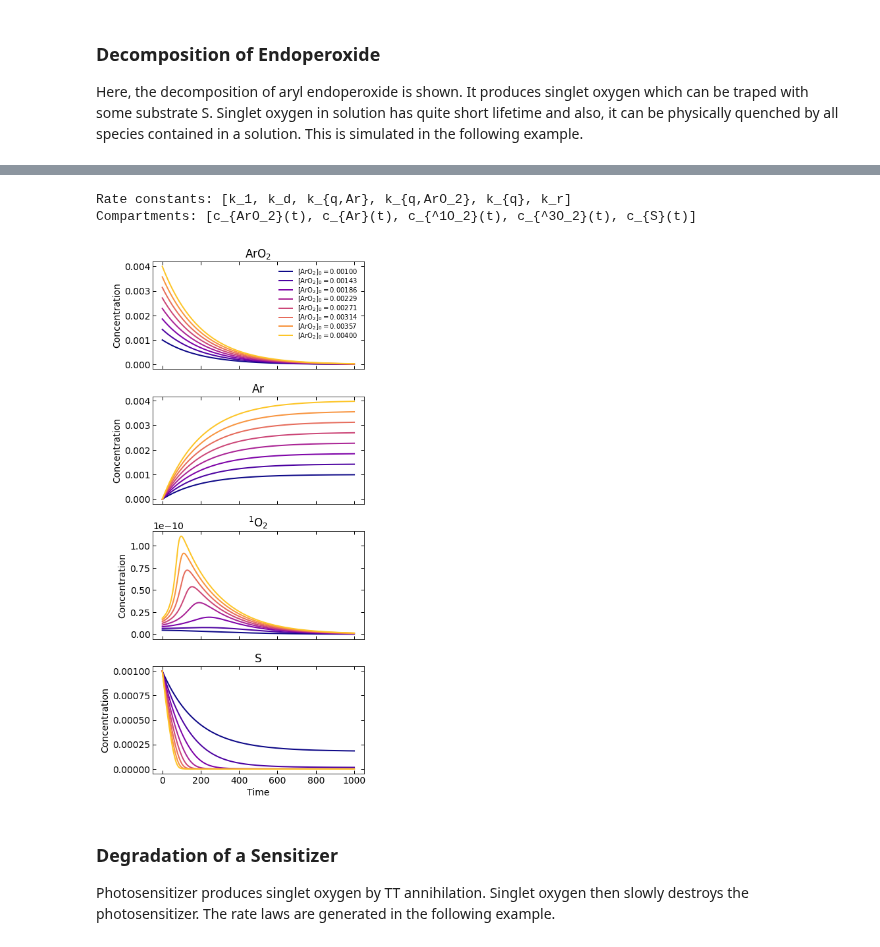
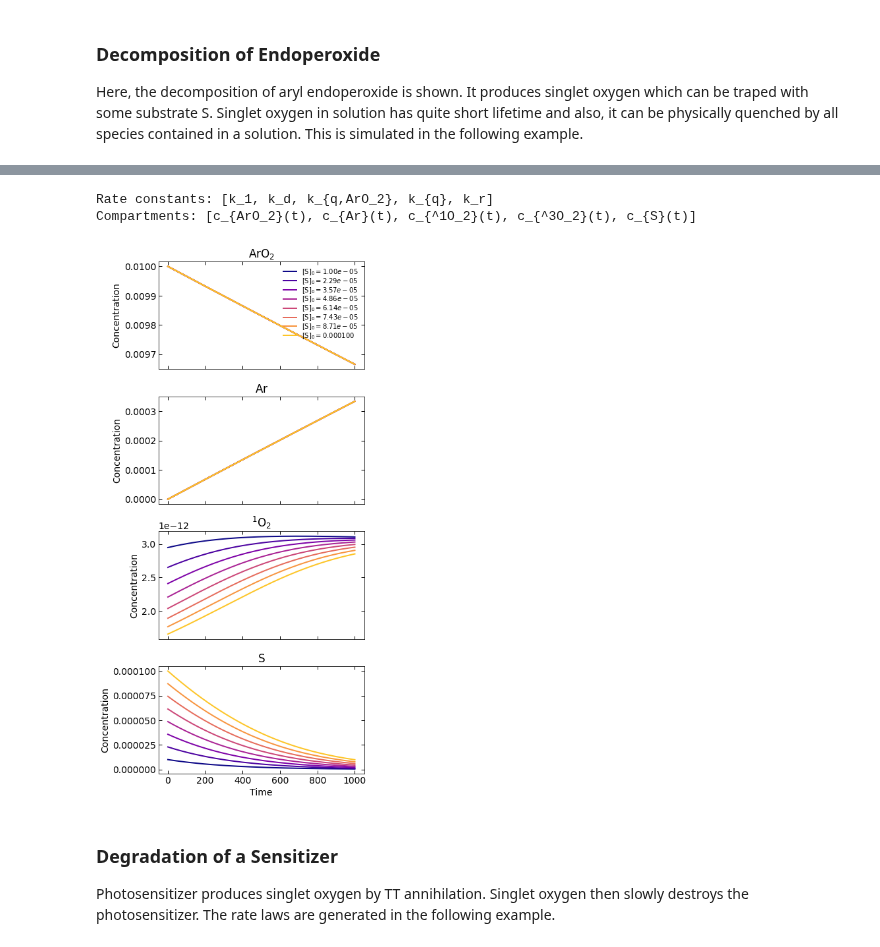
Before and after one commit to dmadea/Photo-Kinetic-Simulator, a Jupyter notebook: Simulator.ipynb, the cells around one changed output, grey strips where cells are left out. Drawn from its saved outputs; the diff is of its cells as text; code cells hidden in the pictures.

```diff
--- a/Simulator.ipynb
+++ b/Simulator.ipynb
@@ -378,8 +350,8 @@ print('Rate constants:', model.symbols['rate_constants'])
 print('Compartments:', model.symbols['compartments'])
 
 # set the input parameters, use a range of transmission rate constants
-rate_constants = [ 5e-3, 1/9.5e-6, 1e4, 1e4, 1e4, 1e9 ]
-initial_concentrations = [np.linspace(1e-3, 4e-3, 8), 0, 0, 0, 1e-3 ]
+rate_constants = [ 3.4e-5, 1/9.5e-6, 1e4, 1e5, 1e9 ]
+initial_concentrations = [1e-2, 0, 0, 0, np.linspace(1e-5, 1e-4, 8) ]
 
 model.simulate_model(rate_constants, initial_concentrations,
                      constant_compartments=['^3O_2'], t_max=1e3, plot_separately=True)
@@ -393,6 +360,6 @@ model.simulate_model(rate_constants, initial_concentrations,
-Rate constants: [k_1, k_d, k_{q,Ar}, k_{q,ArO_2}, k_{q}, k_r]
+Rate constants: [k_1, k_d, k_{q,ArO_2}, k_{q}, k_r]
 Compartments: [c_{ArO_2}(t), c_{Ar}(t), c_{^1O_2}(t), c_{^3O_2}(t), c_{S}(t)]
-[figure, old version]
+[figure, new version]
 # %% [markdown]
 ### Degradation of a Sensitizer
 
```
Also changed, not shown: parts of 9 cells of this notebook.
